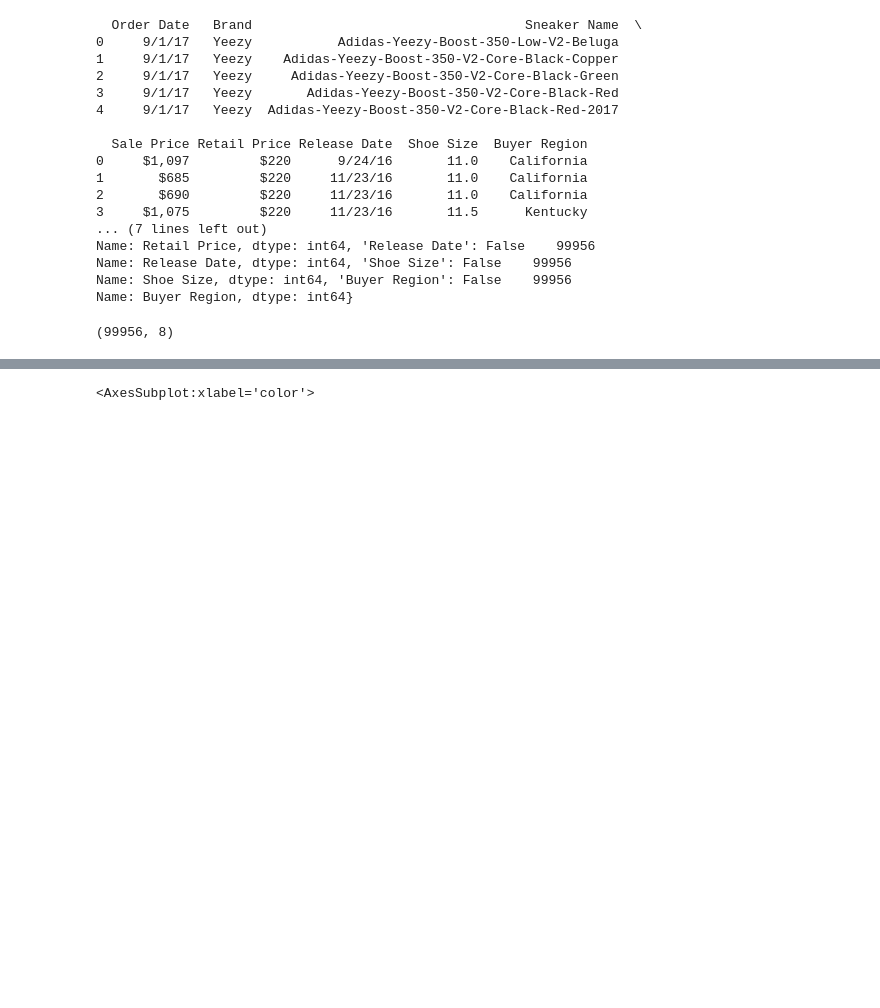
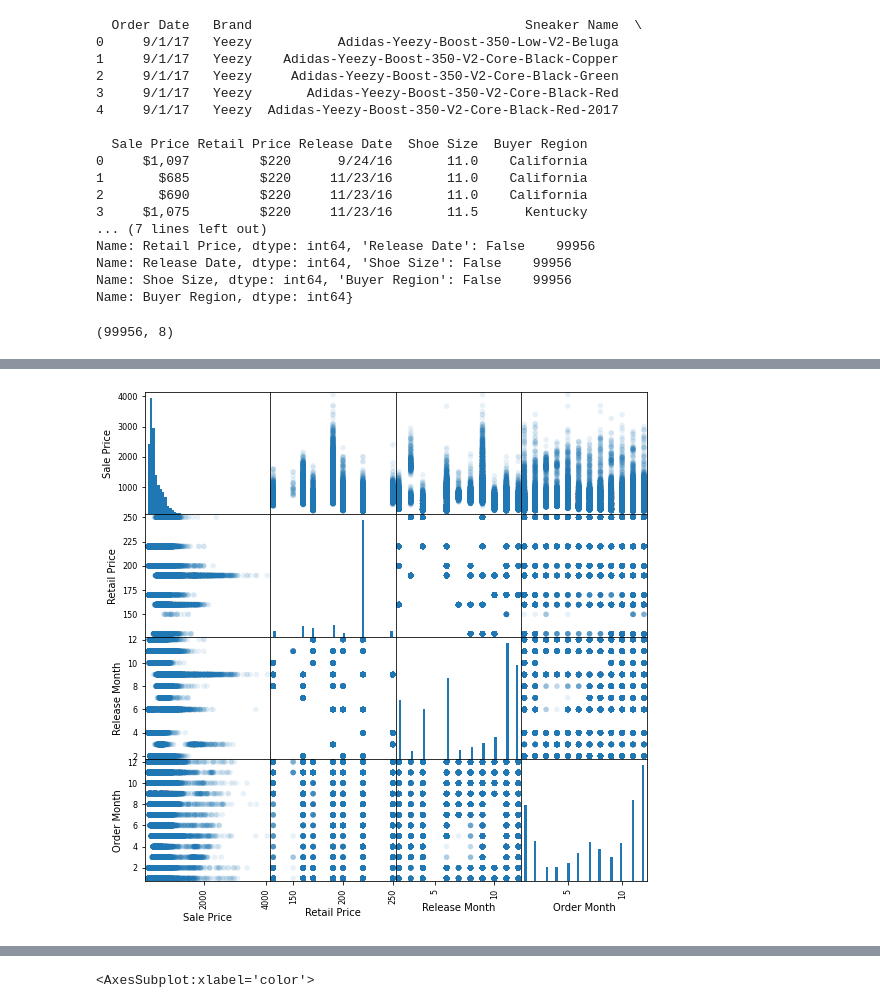
Before and after one commit to Francis958/1030-Project, a Jupyter notebook: src/Jiatao-Yuan Project.ipynb, the cells around one changed output, grey strips where cells are left out. Saved outputs shown, nothing was run; the diff lists cells and outputs as text; code cells hidden in the pictures; blank space fills up the shorter version.

```diff
--- a/src/Jiatao-Yuan Project.ipynb
+++ b/src/Jiatao-Yuan Project.ipynb
@@ -214,0 +206,6 @@ Text(0.5, 1.0, 'Amount vs Buyer Region')
+# %%
+pd.plotting.scatter_matrix(df.select_dtypes(int), figsize=(9, 9), marker='o',hist_kwds={'bins': 50},
+                           s=30, alpha=.1)
+plt.show()
+# %% [output]
+[figure, added]
```
Also changed, not shown: parts of 29 cells of this notebook.
